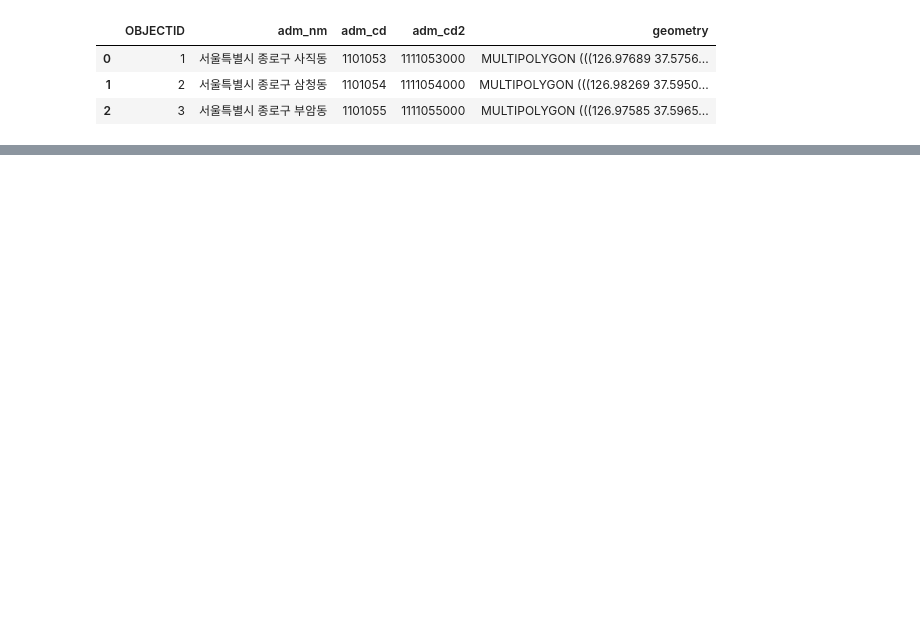
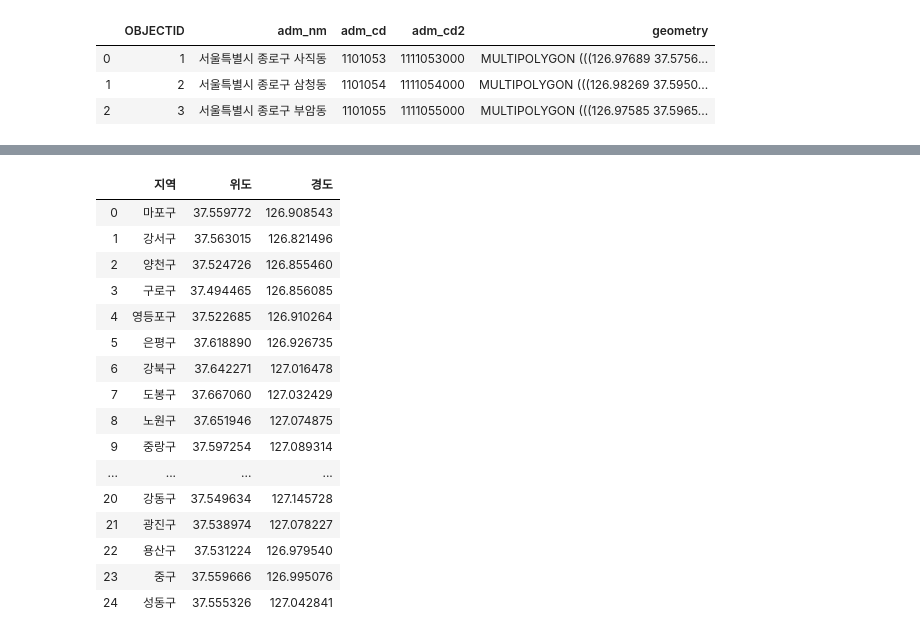
Before and after one commit to madfalc0n/Image-analysis-and-develope, a Jupyter notebook: project/main/sandbox.ipynb, the cells around one changed output, grey strips where cells are left out. Cells and saved outputs as stored; diff of their text form; code cells hidden in the pictures; blank space fills up the shorter version.

```diff
--- a/project/main/sandbox.ipynb
+++ b/project/main/sandbox.ipynb
@@ -102,0 +93,22 @@ df.to_file("./data/seoul_hangjeong.geojson", driver="GeoJSON")
+# %%
+lo_df = pd.read_csv('./data/지역구별 기준지.txt',sep=' ',header=None)
+lo_df.columns = ['지역','위도','경도']
+lo_df
+# %% [output]
+|  | 지역 | 위도 | 경도 |
+| 0 | 마포구 | 37.559772 | 126.908543 |
+| 1 | 강서구 | 37.563015 | 126.821496 |
+| 2 | 양천구 | 37.524726 | 126.855460 |
+| 3 | 구로구 | 37.494465 | 126.856085 |
+| 4 | 영등포구 | 37.522685 | 126.910264 |
+| 5 | 은평구 | 37.618890 | 126.926735 |
+| 6 | 강북구 | 37.642271 | 127.016478 |
+| 7 | 도봉구 | 37.667060 | 127.032429 |
+| 8 | 노원구 | 37.651946 | 127.074875 |
+| 9 | 중랑구 | 37.597254 | 127.089314 |
+| ... | ... | ... | ... |
+| 20 | 강동구 | 37.549634 | 127.145728 |
+| 21 | 광진구 | 37.538974 | 127.078227 |
+| 22 | 용산구 | 37.531224 | 126.979540 |
+| 23 | 중구 | 37.559666 | 126.995076 |
+| 24 | 성동구 | 37.555326 | 127.042841 |
```
Also changed, not shown: parts of 18 cells of this notebook, 34 other files.
